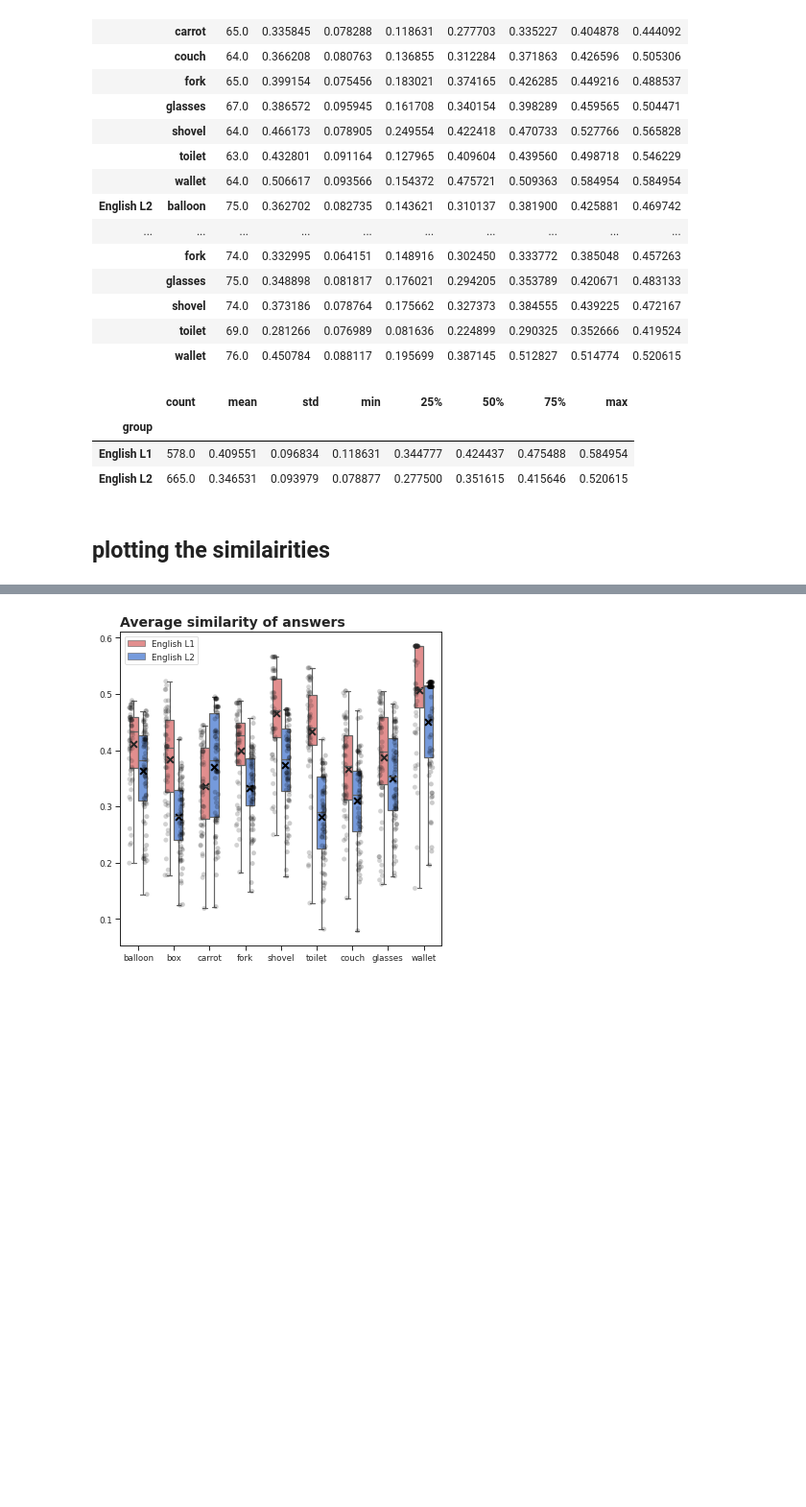
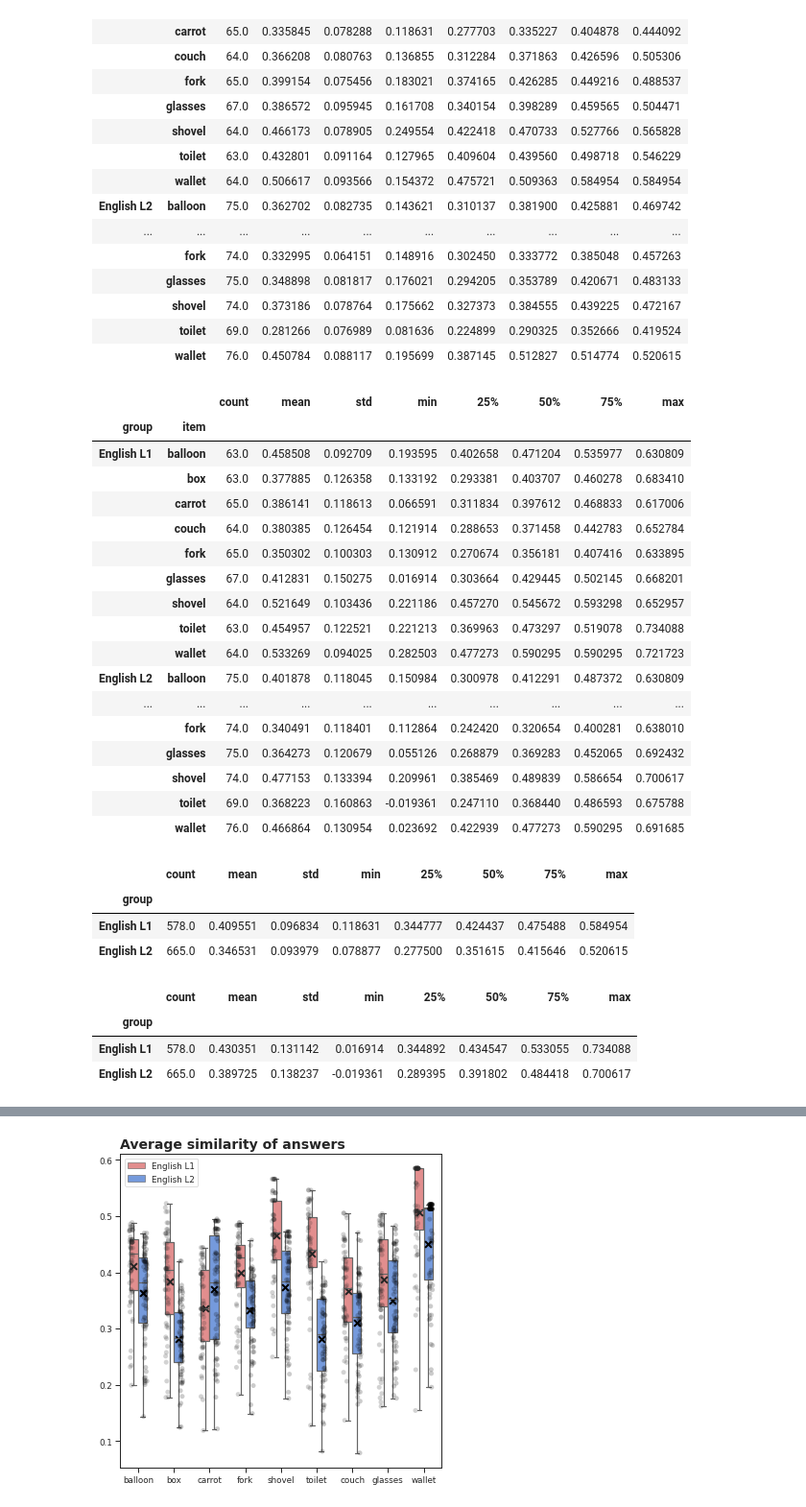
Before and after one commit to scskalicky/creative_naming_lsa, a Jupyter notebook: analyse_sim.ipynb, the cells around one changed output, grey strips where cells are left out. Shown: that part at 96% size. Drawn from its saved outputs; the diff is of its cells as text; code cells hidden in the pictures; blank space fills up the shorter version.

Commit message:
updated to include similarity to items

```diff
--- a/analyse_sim.ipynb
+++ b/analyse_sim.ipynb
@@ -73,7 +75,9 @@ rom_averages
 # %%
 # get the old raw data to add the values.
 import pandas as pd
-raw_dat = pd.read_csv('/content/drive/MyDrive/creative_naming/creative_naming_raw_answers.csv')
+raw_dat = pd.read_csv('/content/drive/MyDrive/creative_naming/creative_naming_raw_answers_withSIM.csv')
+
+# make copies to avoid annoying pandas indexing warnings + clean up name of lang group
 raw_dat_nes = raw_dat.loc[(raw_dat['group'] == 'NES') & (raw_dat['on.task'] == 1)].copy()
 raw_dat_nes = raw_dat_nes.replace("NES", "English L1")
 
@@ -125,6 +132,28 @@ avg_sims.groupby(['group', 'item'])['avg_sim'].describe()
 |  | shovel | 74.0 | 0.373186 | 0.078764 | 0.175662 | 0.327373 | 0.384555 | 0.439225 | 0.472167 |
 |  | toilet | 69.0 | 0.281266 | 0.076989 | 0.081636 | 0.224899 | 0.290325 | 0.352666 | 0.419524 |
 |  | wallet | 76.0 | 0.450784 | 0.088117 | 0.195699 | 0.387145 | 0.512827 | 0.514774 | 0.520615 |
+# %%
+# average similarity to the item name
+avg_sims.groupby(['group', 'item'])['sim_to_item'].describe()
+# %% [output]
+|  |  | count | mean | std | min | 25% | 50% | 75% | max |
+| group | item |  |  |  |  |  |  |  |  |
+| English L1 | balloon | 63.0 | 0.458508 | 0.092709 | 0.193595 | 0.402658 | 0.471204 | 0.535977 | 0.630809 |
+|  | box | 63.0 | 0.377885 | 0.126358 | 0.133192 | 0.293381 | 0.403707 | 0.460278 | 0.683410 |
+|  | carrot | 65.0 | 0.386141 | 0.118613 | 0.066591 | 0.311834 | 0.397612 | 0.468833 | 0.617006 |
+|  | couch | 64.0 | 0.380385 | 0.126454 | 0.121914 | 0.288653 | 0.371458 | 0.442783 | 0.652784 |
+|  | fork | 65.0 | 0.350302 | 0.100303 | 0.130912 | 0.270674 | 0.356181 | 0.407416 | 0.633895 |
+|  | glasses | 67.0 | 0.412831 | 0.150275 | 0.016914 | 0.303664 | 0.429445 | 0.502145 | 0.668201 |
+|  | shovel | 64.0 | 0.521649 | 0.103436 | 0.221186 | 0.457270 | 0.545672 | 0.593298 | 0.652957 |
+|  | toilet | 63.0 | 0.454957 | 0.122521 | 0.221213 | 0.369963 | 0.473297 | 0.519078 | 0.734088 |
+|  | wallet | 64.0 | 0.533269 | 0.094025 | 0.282503 | 0.477273 | 0.590295 | 0.590295 | 0.721723 |
+| English L2 | balloon | 75.0 | 0.401878 | 0.118045 | 0.150984 | 0.300978 | 0.412291 | 0.487372 | 0.630809 |
+| ... | ... | ... | ... | ... | ... | ... | ... | ... | ... |
+|  | fork | 74.0 | 0.340491 | 0.118401 | 0.112864 | 0.242420 | 0.320654 | 0.400281 | 0.638010 |
+|  | glasses | 75.0 | 0.364273 | 0.120679 | 0.055126 | 0.268879 | 0.369283 | 0.452065 | 0.692432 |
+|  | shovel | 74.0 | 0.477153 | 0.133394 | 0.209961 | 0.385469 | 0.489839 | 0.586654 | 0.700617 |
+|  | toilet | 69.0 | 0.368223 | 0.160863 | -0.019361 | 0.247110 | 0.368440 | 0.486593 | 0.675788 |
+|  | wallet | 76.0 | 0.466864 | 0.130954 | 0.023692 | 0.422939 | 0.477273 | 0.590295 | 0.691685 |
 # %%
 avg_sims.groupby('group')['avg_sim'].describe()
 # %% [output]
@@ -132,8 +161,13 @@ avg_sims.groupby('group')['avg_sim'].describe()
 | group |  |  |  |  |  |  |  |  |
 | English L1 | 578.0 | 0.409551 | 0.096834 | 0.118631 | 0.344777 | 0.424437 | 0.475488 | 0.584954 |
 | English L2 | 665.0 | 0.346531 | 0.093979 | 0.078877 | 0.277500 | 0.351615 | 0.415646 | 0.520615 |
+# %%
+avg_sims.groupby('group')['sim_to_item'].describe()
+# %% [output]
+|  | count | mean | std | min | 25% | 50% | 75% | max |
+| group |  |  |  |  |  |  |  |  |
+| English L1 | 578.0 | 0.430351 | 0.131142 | 0.016914 | 0.344892 | 0.434547 | 0.533055 | 0.734088 |
+| English L2 | 665.0 | 0.389725 | 0.138237 | -0.019361 | 0.289395 | 0.391802 | 0.484418 | 0.700617 |
 # %%
 # output the data for other analysis
 avg_sims.to_csv('/content/drive/MyDrive/creative_naming/avg_sim_combined.csv')
-# %% [markdown]
-## plotting the similairities
```
Also changed, not shown: parts of 10 cells of this notebook.
